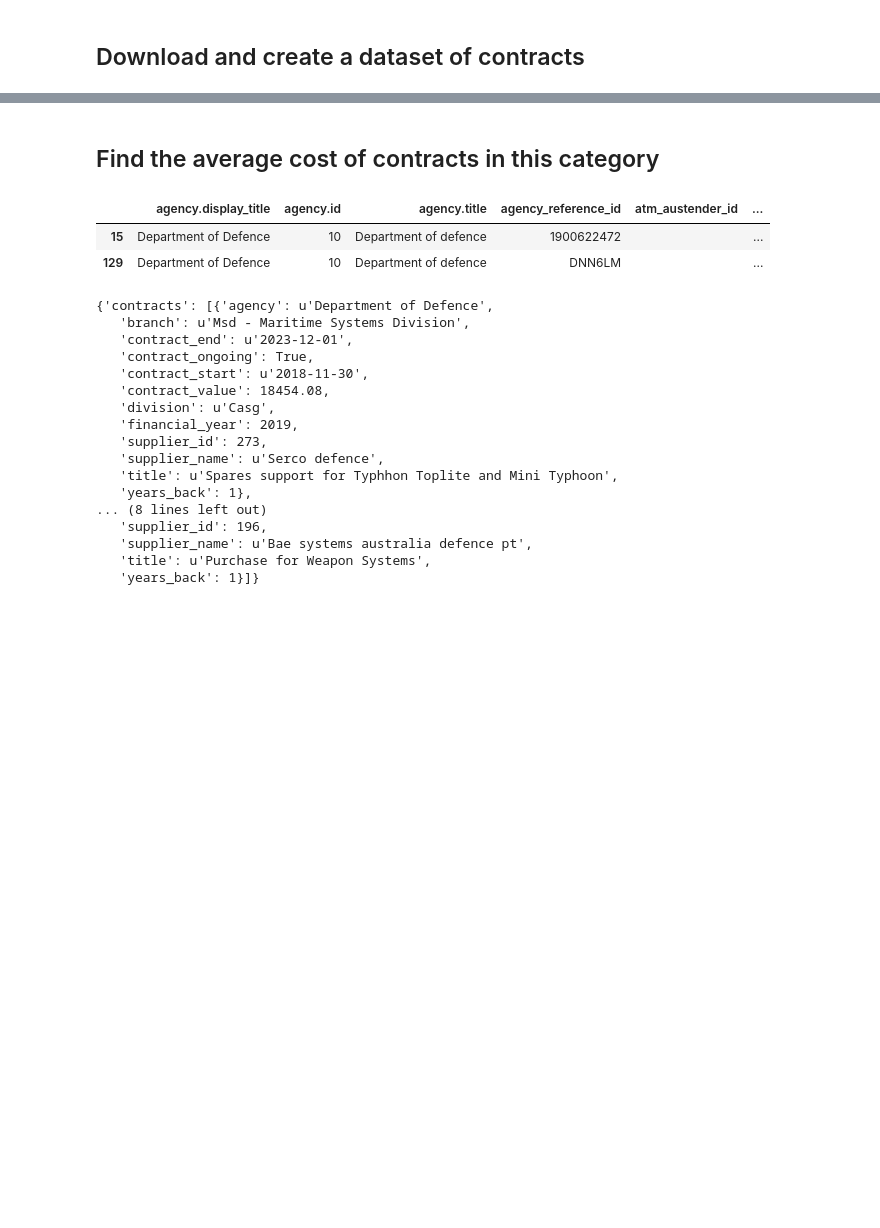
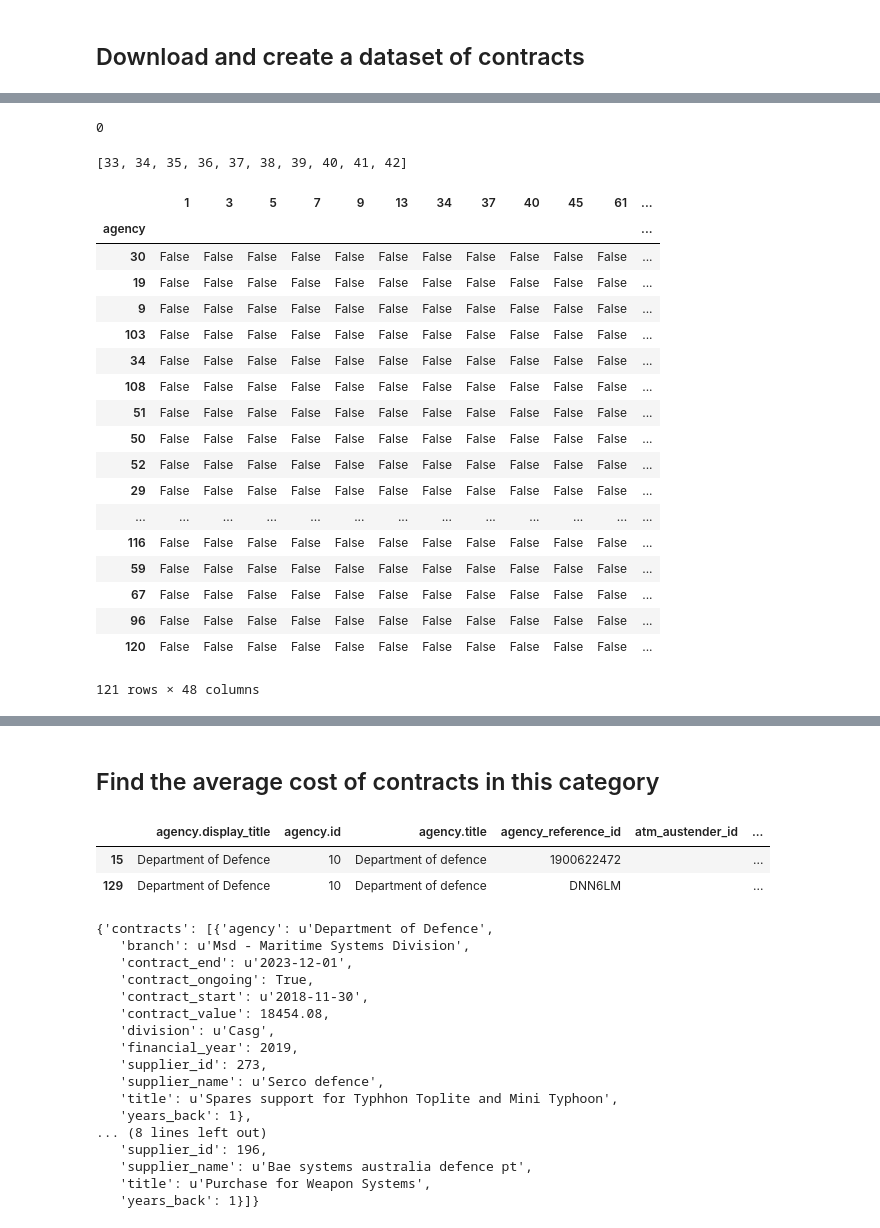
Before and after one commit to bpandrew/govconnectapi, a Jupyter notebook: Untitled.ipynb, the cells around one changed output, grey strips where cells are left out. Drawn from its saved outputs; the diff is of its cells as text; code cells hidden in the pictures; blank space fills up the shorter version.

```diff
--- a/Untitled.ipynb
+++ b/Untitled.ipynb
@@ -98,0 +976,39 @@ df
+# %%
+def calc_competition(matrix_a, matrix_b):
+    value_weighting_factor = 3
+
+    agency_sum = np.sum(matrix_a, axis=1)
+    total_earnings = np.sum(agency_sum)
+    # Generate the matrix holding all the scores
+    score_matrix = ((matrix_b-matrix_a)/matrix_a)*((matrix_a/total_earnings)**value_weighting_factor)
+    agency_competitiom_sum = np.sum(score_matrix, axis=1)
+    competitor_score = np.sum(agency_competitiom_sum)
+    return competitor_score
+
+
+target_supplier = 119 # Deloitte
+supplier_ids = [] #[36, 41, 43, 52, 54, 178]
+for i in range(10):
+    supplier_ids.append(i+33)
+
+
+# These matrices are currently neing generated on the fly
+# Need to get them from the database instead. *****!!!!!
+json_data =  "{\"10\":{\"7\":4126210,\"5\":56459,\"34\":219766,\"61\":5837856,\"64\":2777377,\"155\":268477}}" # exmaple raw data from the database.
+matrix_a = rebuild_matrix(json_data)
+
+supplier_id = []
+comp_score = []
+for supplier in supplier_ids:
+    matrix_b = populate_matrix(supplier, df)
+    supplier_id.append(supplier)
+    comp_score.append( calc_competition(matrix_a, matrix_b) )
+
+
+# Create the scores dataframe, sort and filter by competitor score
+comp_scores = pd.DataFrame()
+comp_scores['supplier_id'] = supplier_id
+comp_scores['score'] = comp_score
+comp_scores.set_index('supplier_id', drop=True, append=False, inplace=True, verify_integrity=False)
+comp_scores = comp_scores.sort_values(by='score', ascending=0)
+comp_scores
@@ -98,0 +1050,12 @@ df
+# %%
+temp = {}
+len(temp)
+# %% [output]
+0
+# %%
+temp_array = []
+for i in range(10):
+    temp_array.append(i+33)
+temp_array
+# %% [output]
+[33, 34, 35, 36, 37, 38, 39, 40, 41, 42]
@@ -98,0 +1064,24 @@ df
+# %%
+# show where the two stacked matrixes are the same, and not zero.
+gradeBool = ((matrix_a>0) & (matrix_b>0))
+gradeBool
+# %% [output]
+|  | 1 | 3 | 5 | 7 | 9 | 13 | 34 | 37 | 40 | 45 | 61 | ... |
+| agency |  |  |  |  |  |  |  |  |  |  |  | ... |
+| 30 | False | False | False | False | False | False | False | False | False | False | False | ... |
+| 19 | False | False | False | False | False | False | False | False | False | False | False | ... |
+| 9 | False | False | False | False | False | False | False | False | False | False | False | ... |
+| 103 | False | False | False | False | False | False | False | False | False | False | False | ... |
+| 34 | False | False | False | False | False | False | False | False | False | False | False | ... |
+| 108 | False | False | False | False | False | False | False | False | False | False | False | ... |
+| 51 | False | False | False | False | False | False | False | False | False | False | False | ... |
+| 50 | False | False | False | False | False | False | False | False | False | False | False | ... |
+| 52 | False | False | False | False | False | False | False | False | False | False | False | ... |
+| 29 | False | False | False | False | False | False | False | False | False | False | False | ... |
+| ... | ... | ... | ... | ... | ... | ... | ... | ... | ... | ... | ... | ... |
+| 116 | False | False | False | False | False | False | False | False | False | False | False | ... |
+| 59 | False | False | False | False | False | False | False | False | False | False | False | ... |
+| 67 | False | False | False | False | False | False | False | False | False | False | False | ... |
+| 96 | False | False | False | False | False | False | False | False | False | False | False | ... |
+| 120 | False | False | False | False | False | False | False | False | False | False | False | ... |
+121 rows × 48 columns
```
Also changed, not shown: parts of 23 cells of this notebook, 12 other files.
